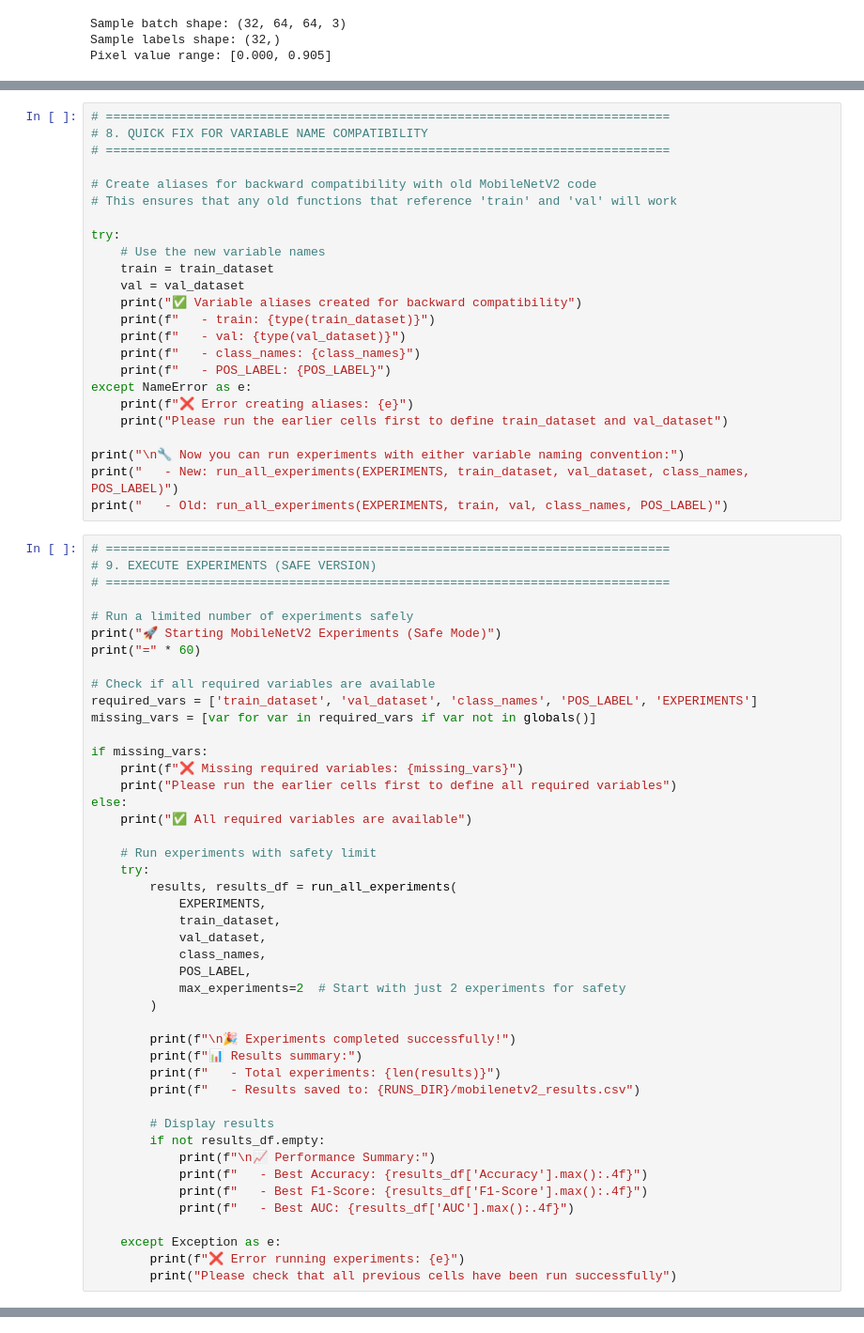
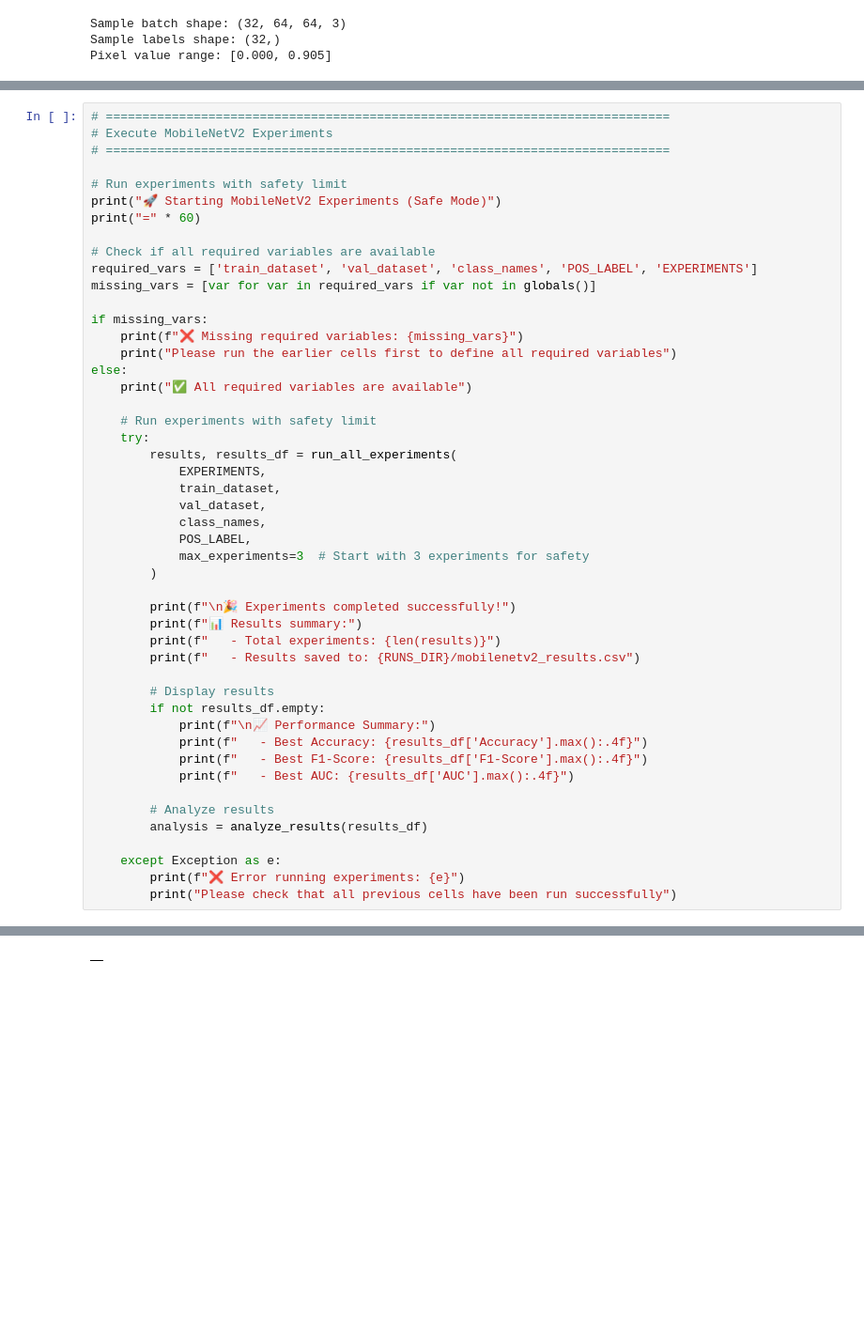
Before and after one commit to mangaorphy/Formative2-Malaria-Diagnosis-CNN-Transfer-Learning-Group-5, a Jupyter notebook: MobileNetV2_Malaria_Diagnosis_CNN_Group5_EvenNumber (2).ipynb, the cells around one changed output, grey strips where cells are left out. Shown at 94% size. Drawn from its saved outputs; the diff is of its cells as text; blank space fills up the shorter version.

Commit message:
First Optimization

```diff
--- a/MobileNetV2_Malaria_Diagnosis_CNN_Group5_EvenNumber (2).ipynb
+++ b/MobileNetV2_Malaria_Diagnosis_CNN_Group5_EvenNumber (2).ipynb
@@ -1874,33 +1687,9 @@ The systematic evaluation of hyperparameters and architectural choices provides
-# %%
-# =============================================================================
-# 8. QUICK FIX FOR VARIABLE NAME COMPATIBILITY
-# =============================================================================
-
-# Create aliases for backward compatibility with old MobileNetV2 code
-# This ensures that any old functions that reference 'train' and 'val' will work
-
-try:
-    # Use the new variable names
-    train = train_dataset
-    val = val_dataset
-    print("✅ Variable aliases created for backward compatibility")
-    print(f"   - train: {type(train_dataset)}")
-    print(f"   - val: {type(val_dataset)}")
-    print(f"   - class_names: {class_names}")
-    print(f"   - POS_LABEL: {POS_LABEL}")
-except NameError as e:
-    print(f"❌ Error creating aliases: {e}")
-    print("Please run the earlier cells first to define train_dataset and val_dataset")
-
-print("\n🔧 Now you can run experiments with either variable naming convention:")
-print("   - New: run_all_experiments(EXPERIMENTS, train_dataset, val_dataset, class_names, POS_LABEL)")
-print("   - Old: run_all_experiments(EXPERIMENTS, train, val, class_names, POS_LABEL)")
 # %%
 # =============================================================================
-# 9. EXECUTE EXPERIMENTS (SAFE VERSION)
+# Execute MobileNetV2 Experiments
 # =============================================================================
 
-# Run a limited number of experiments safely
+# Run experiments with safety limit
 print("🚀 Starting MobileNetV2 Experiments (Safe Mode)")
 print("=" * 60)
 
@@ -1922,7 +1711,7 @@ else:
             val_dataset,
             class_names,
             POS_LABEL,
-            max_experiments=2  # Start with just 2 experiments for safety
+            max_experiments=3  # Start with 3 experiments for safety
         )
 
         print(f"\n🎉 Experiments completed successfully!")
@@ -1937,6 +1726,10 @@ else:
             print(f"   - Best F1-Score: {results_df['F1-Score'].max():.4f}")
             print(f"   - Best AUC: {results_df['AUC'].max():.4f}")
 
+        # Analyze results
+        analysis = analyze_results(results_df)
+
     except Exception as e:
         print(f"❌ Error running experiments: {e}")
         print("Please check that all previous cells have been run successfully")
+# %% [output]
@@ -1942,0 +1753 @@ else:
+|  |
```
Also changed, not shown: parts of 20 cells of this notebook.
